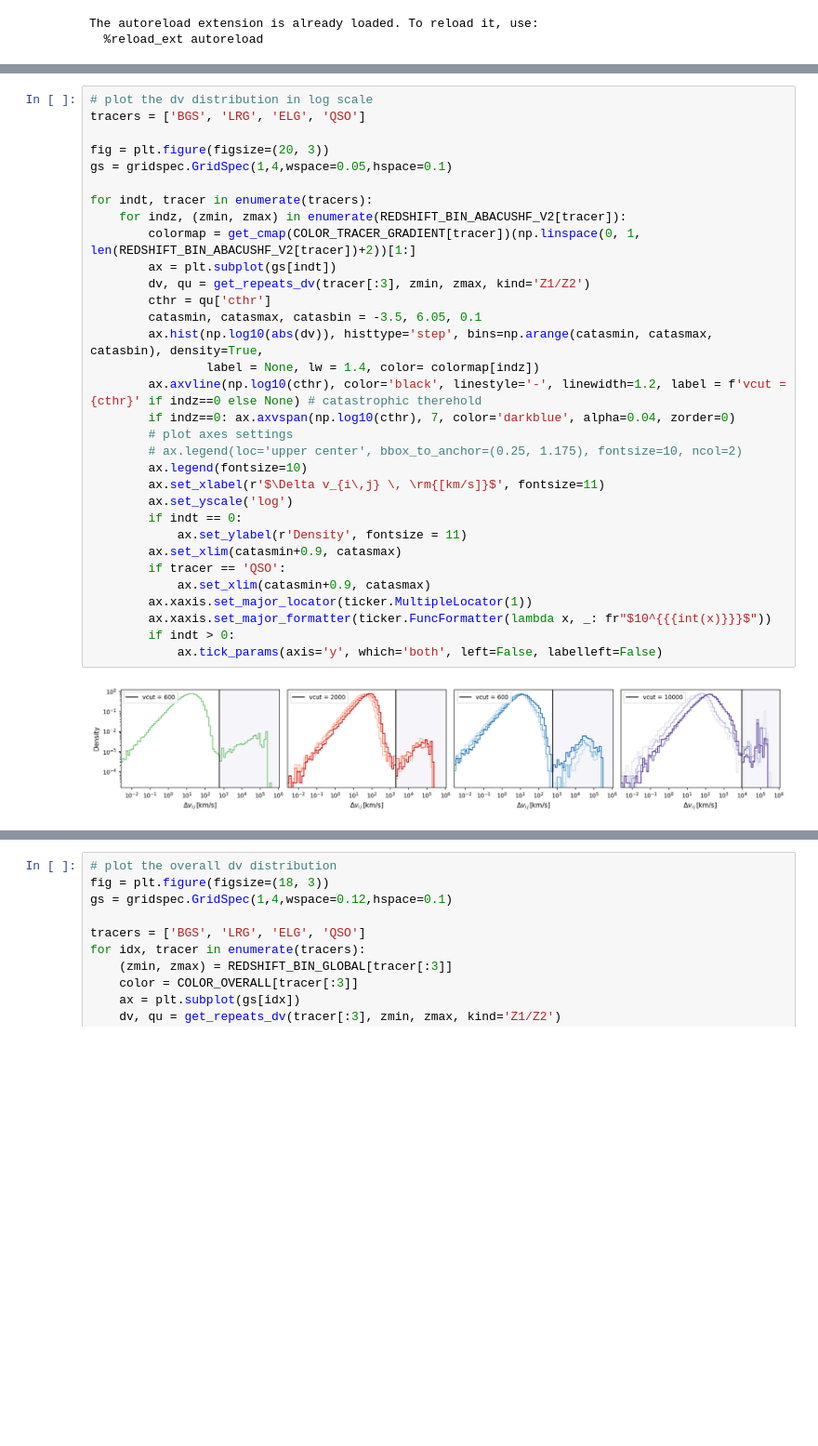
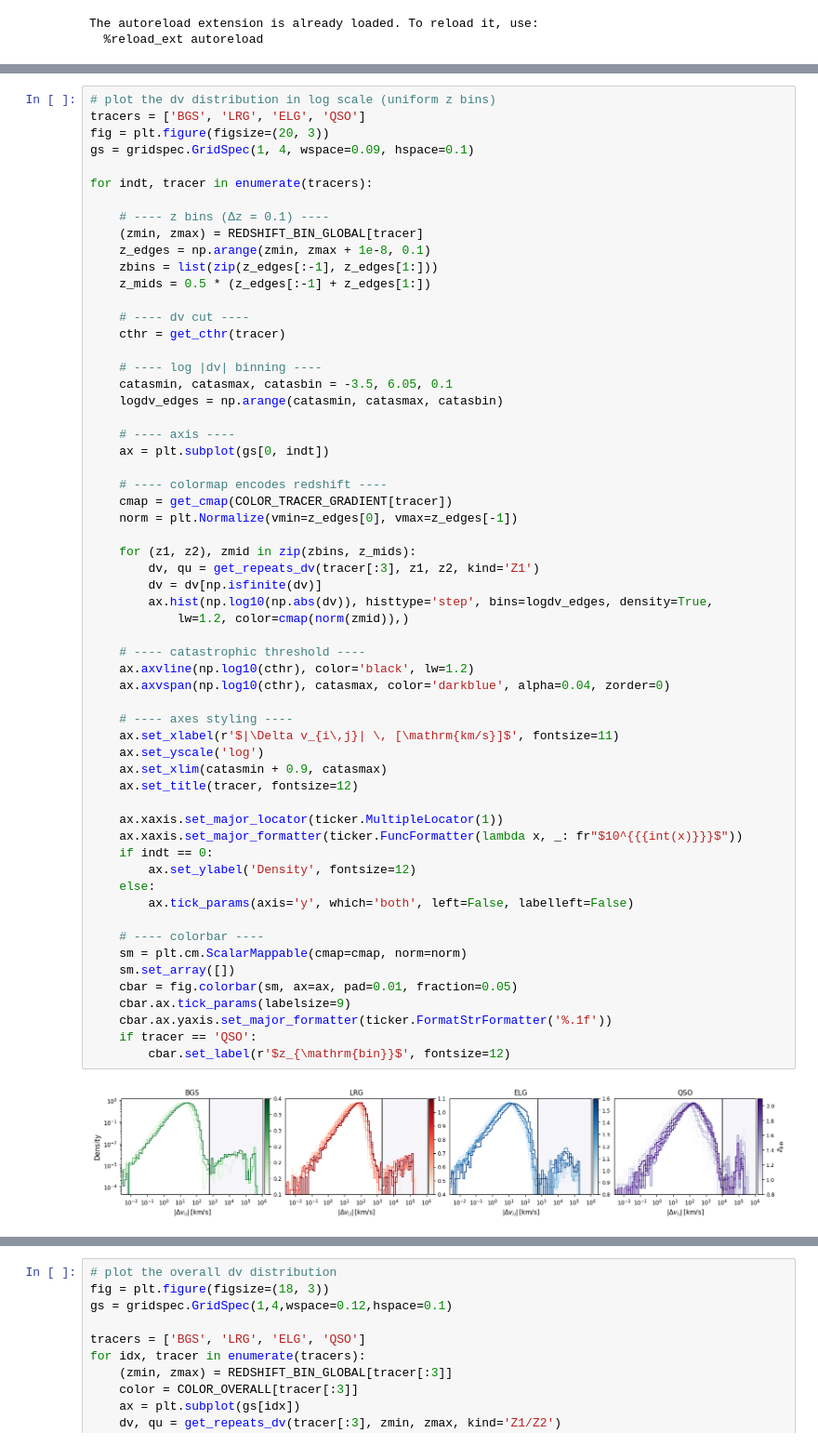
Before and after one commit to ShengyuHE/desi_y3_redshift_errors, a Jupyter notebook: main/repeat_obs/notebooks/repeats_distribution.ipynb, the cells around one changed output, grey strips where cells are left out. Shown at 93% size. Cells and saved outputs as stored; diff of their text form; blank space fills up the shorter version.

```diff
--- a/main/repeat_obs/notebooks/repeats_distribution.ipynb
+++ b/main/repeat_obs/notebooks/repeats_distribution.ipynb
@@ -63,37 +79,64 @@ for indt, tracer in enumerate(tracers):
 # %%
-# plot the dv distribution in log scale
+# plot the dv distribution in log scale (uniform z bins)
 tracers = ['BGS', 'LRG', 'ELG', 'QSO']
-
 fig = plt.figure(figsize=(20, 3))
-gs = gridspec.GridSpec(1,4,wspace=0.05,hspace=0.1)
+gs = gridspec.GridSpec(1, 4, wspace=0.09, hspace=0.1)
 
 for indt, tracer in enumerate(tracers):
-    for indz, (zmin, zmax) in enumerate(REDSHIFT_BIN_ABACUSHF_V2[tracer]):
-        colormap = get_cmap(COLOR_TRACER_GRADIENT[tracer])(np.linspace(0, 1, len(REDSHIFT_BIN_ABACUSHF_V2[tracer])+2))[1:]
-        ax = plt.subplot(gs[indt])
-        dv, qu = get_repeats_dv(tracer[:3], zmin, zmax, kind='Z1/Z2')
-        cthr = qu['cthr']
-        catasmin, catasmax, catasbin = -3.5, 6.05, 0.1
-        ax.hist(np.log10(abs(dv)), histtype='step', bins=np.arange(catasmin, catasmax, catasbin), density=True,
-                label = None, lw = 1.4, color= colormap[indz])
-        ax.axvline(np.log10(cthr), color='black', linestyle='-', linewidth=1.2, label = f'vcut = {cthr}' if indz==0 else None) # catastrophic therehold
-        if indz==0: ax.axvspan(np.log10(cthr), 7, color='darkblue', alpha=0.04, zorder=0)
-        # plot axes settings
-        # ax.legend(loc='upper center', bbox_to_anchor=(0.25, 1.175), fontsize=10, ncol=2)
-        ax.legend(fontsize=10)
-        ax.set_xlabel(r'$\Delta v_{i\,j} \, \rm{[km/s]}$', fontsize=11)
-        ax.set_yscale('log')
-        if indt == 0:
-            ax.set_ylabel(r'Density', fontsize = 11)
-        ax.set_xlim(catasmin+0.9, catasmax)
-        if tracer == 'QSO':
-            ax.set_xlim(catasmin+0.9, catasmax)
-        ax.xaxis.set_major_locator(ticker.MultipleLocator(1))
-        ax.xaxis.set_major_formatter(ticker.FuncFormatter(lambda x, _: fr"$10^{{{int(x)}}}$"))
-        if indt > 0:
-            ax.tick_params(axis='y', which='both', left=False, labelleft=False)
+
+    # ---- z bins (Δz = 0.1) ----
+    (zmin, zmax) = REDSHIFT_BIN_GLOBAL[tracer]
+    z_edges = np.arange(zmin, zmax + 1e-8, 0.1)
+    zbins = list(zip(z_edges[:-1], z_edges[1:]))
+    z_mids = 0.5 * (z_edges[:-1] + z_edges[1:])
+
+    # ---- dv cut ----
+    cthr = get_cthr(tracer)
+
+    # ---- log |dv| binning ----
+    catasmin, catasmax, catasbin = -3.5, 6.05, 0.1
+    logdv_edges = np.arange(catasmin, catasmax, catasbin)
+
+    # ---- axis ----
+    ax = plt.subplot(gs[0, indt])
+
+    # ---- colormap encodes redshift ----
+    cmap = get_cmap(COLOR_TRACER_GRADIENT[tracer])
+    norm = plt.Normalize(vmin=z_edges[0], vmax=z_edges[-1])
+
+    for (z1, z2), zmid in zip(zbins, z_mids):
+        dv, qu = get_repeats_dv(tracer[:3], z1, z2, kind='Z1')
+        dv = dv[np.isfinite(dv)]
+        ax.hist(np.log10(np.abs(dv)), histtype='step', bins=logdv_edges, density=True,
+            lw=1.2, color=cmap(norm(zmid)),)
+
+    # ---- catastrophic threshold ----
+    ax.axvline(np.log10(cthr), color='black', lw=1.2)
+    ax.axvspan(np.log10(cthr), catasmax, color='darkblue', alpha=0.04, zorder=0)
+
+    # ---- axes styling ----
+    ax.set_xlabel(r'$|\Delta v_{i\,j}| \, [\mathrm{km/s}]$', fontsize=11)
+    ax.set_yscale('log')
+    ax.set_xlim(catasmin + 0.9, catasmax)
+    ax.set_title(tracer, fontsize=12)
+
+    ax.xaxis.set_major_locator(ticker.MultipleLocator(1))
+    ax.xaxis.set_major_formatter(ticker.FuncFormatter(lambda x, _: fr"$10^{{{int(x)}}}$"))
+    if indt == 0:
+        ax.set_ylabel('Density', fontsize=12)
+    else:
+        ax.tick_params(axis='y', which='both', left=False, labelleft=False)
+
+    # ---- colorbar ----
+    sm = plt.cm.ScalarMappable(cmap=cmap, norm=norm)
+    sm.set_array([])
+    cbar = fig.colorbar(sm, ax=ax, pad=0.01, fraction=0.05)
+    cbar.ax.tick_params(labelsize=9)
+    cbar.ax.yaxis.set_major_formatter(ticker.FormatStrFormatter('%.1f'))
+    if tracer == 'QSO':
+        cbar.set_label(r'$z_{\mathrm{bin}}$', fontsize=12)
 # %% [output]
-[figure, old version]
+[figure, new version]
 # %%
 tracers = ['BGS', 'LRG', 'ELG', 'QSO']
 
```
Also changed, not shown: parts of 2 cells of this notebook, 15 other files.
